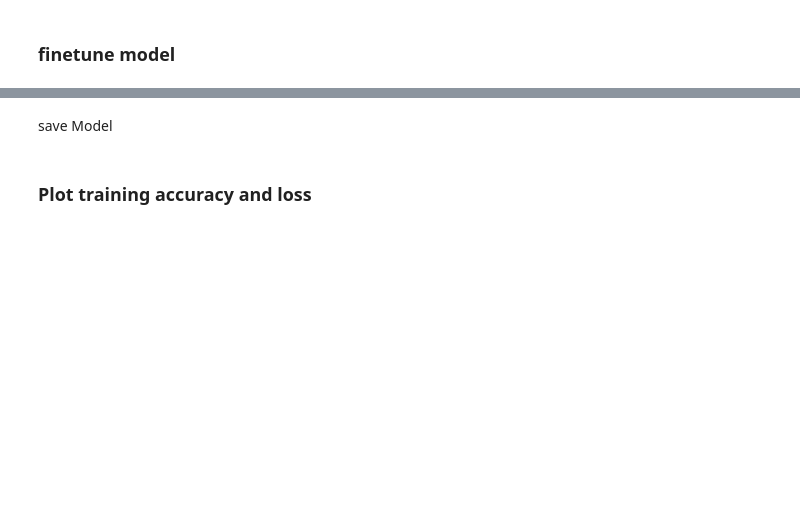
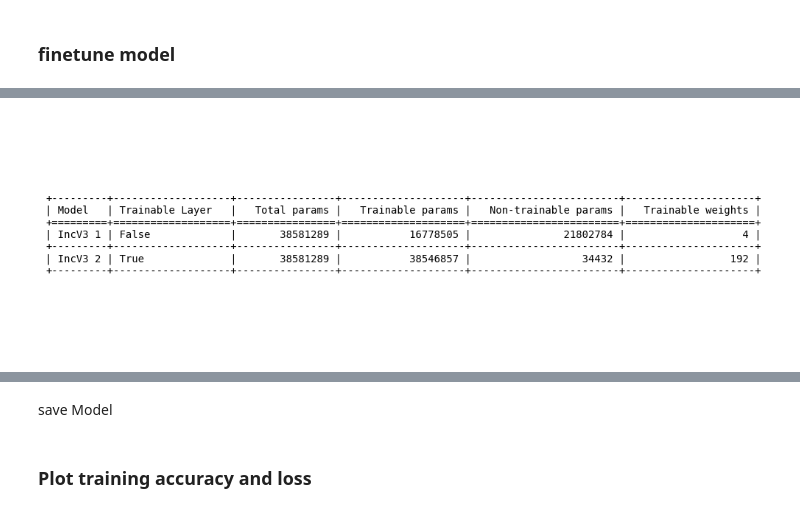
Before and after one commit to sn0lian/Sebastian-Strobel-Hauptprojekt, a Jupyter notebook: Document Classification/InceptionV3.ipynb, the cells around one changed output, grey strips where cells are left out. Cells and saved outputs as stored; diff of their text form; code cells hidden in the pictures; blank space fills up the shorter version.

```diff
--- a/Document Classification/InceptionV3.ipynb
+++ b/Document Classification/InceptionV3.ipynb
@@ -403,4 +409,52 @@ Number of trainable weights :  4
 You must install pydot (`pip install pydot`) and install graphviz (see instructions at https://graphviz.gitlab.io/download/) for plot_model to work.
+# %%
+from tabulate import tabulate
+from PIL import Image, ImageDraw, ImageFont
+
+# Model information
+model1_info = {
+    "Model": "IncV3 1",
+    "trainable layers": "False",
+    "Total params": 38581289,
+    "Trainable params": 16778505,
+    "Non-trainable params": 21802784,
+    "Number of trainable weights": 4
+}
+
+model2_info = {
+    "Model": "IncV3 2",
+    "trainable layers": "True",
+    "Total params": 38581289,
+    "Trainable params": 38546857,
+    "Non-trainable params": 34432,
+    "Number of trainable weights": 192
+}
+
+# Organize model information
+models_data = [
+    [model1_info["Model"], model1_info["trainable layers"], model1_info["Total params"], model1_info["Trainable params"], model1_info["Non-trainable params"], model1_info["Number of trainable weights"]],
+    [model2_info["Model"], model2_info["trainable layers"], model2_info["Total params"], model2_info["Trainable params"], model2_info["Non-trainable params"], model2_info["Number of trainable weights"]]
+]
+
+# Table headers
+headers = ["Model", "Trainable Layer", "Total params", "Trainable params", "Non-trainable params", "Trainable weights"]
+
+# Create and print the table
+table = tabulate(models_data, headers, tablefmt="grid")
+
+# Create a figure and axis with matplotlib
+fig, ax = plt.subplots(figsize=(8, 4))
+
+# Remove the axes
+ax.axis("off")
+
+# Display the table text on the axis
+ax.text(0.5, 0.5, table, va="center", ha="center", fontsize=10, fontfamily="monospace")
+
+# Save the figure as an image
+plt.savefig("/home/sebastian/Documents/Hauptprojekt/Models/InceptionV3/IncV3_table.png", bbox_inches="tight", dpi=300)
+# %% [output]
+[figure, added]
 # %%
 model.compile(optimizer=optimizers.legacy.Adam(learning_rate=learning_rate), loss='categorical_crossentropy', metrics=['accuracy'])
 
```
Also changed, not shown: parts of 19 cells of this notebook, 23 other files.
